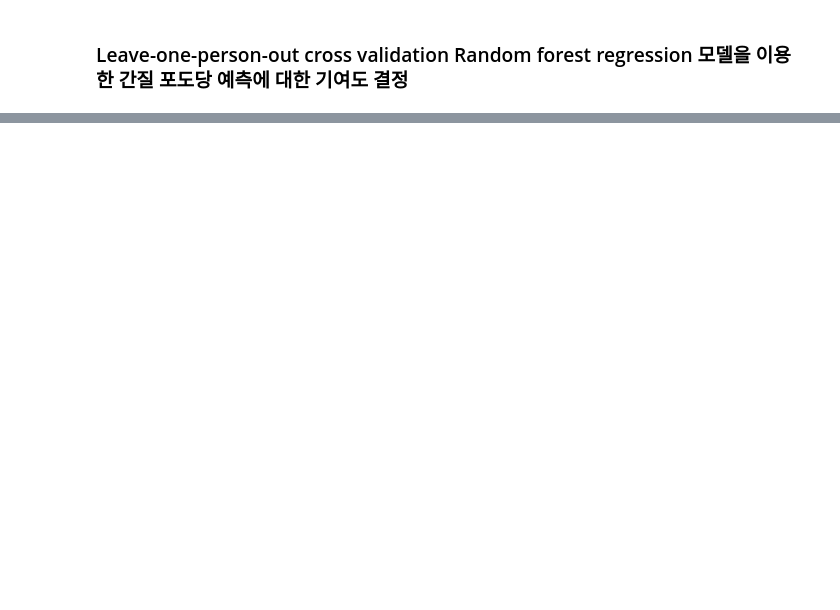
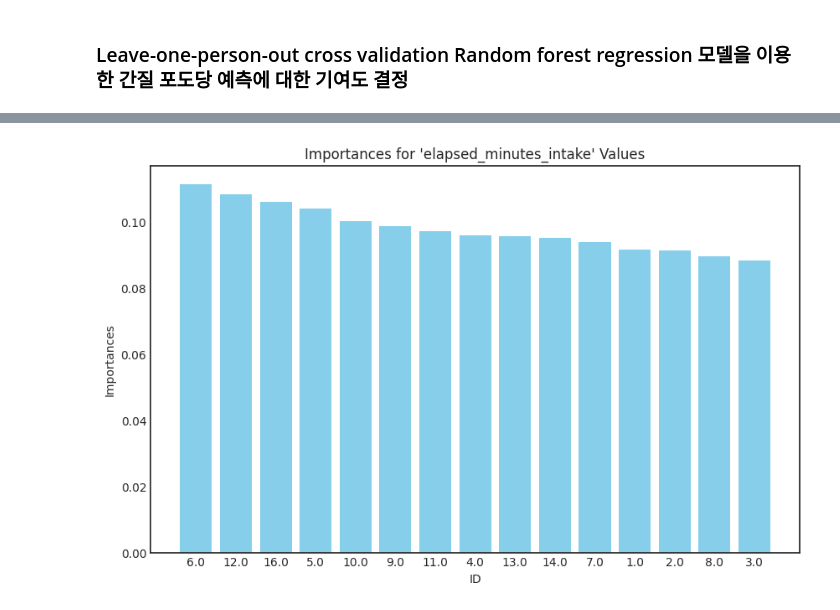
Before and after one commit to gjlee0802/engineering-digital-biomarkers, a Jupyter notebook: randomforest_regressor.ipynb, the cells around one changed output, grey strips where cells are left out. Cells and saved outputs as stored; diff of their text form; code cells hidden in the pictures; blank space fills up the shorter version.

Commit message:
Add elapsed_minutes_intake feature (elapsed minutes from last intake)

```diff
--- a/randomforest_regressor.ipynb
+++ b/randomforest_regressor.ipynb
@@ -446,0 +457,12 @@ plt.show()
+# %%
+filtered_df = importances[importances['value'] == 'elapsed_minutes_intake'].sort_values(by='importances', ascending=False)
+
+# 그래프 생성
+plt.figure(figsize=(10, 6))
+plt.bar(filtered_df['id'], filtered_df['importances'], color='skyblue')
+plt.xlabel('ID')
+plt.ylabel('Importances')
+plt.title("Importances for 'elapsed_minutes_intake' Values")
+plt.show()
+# %% [output]
+[figure, added]
```
Also changed, not shown: parts of 14 cells of this notebook, 1 other file.
